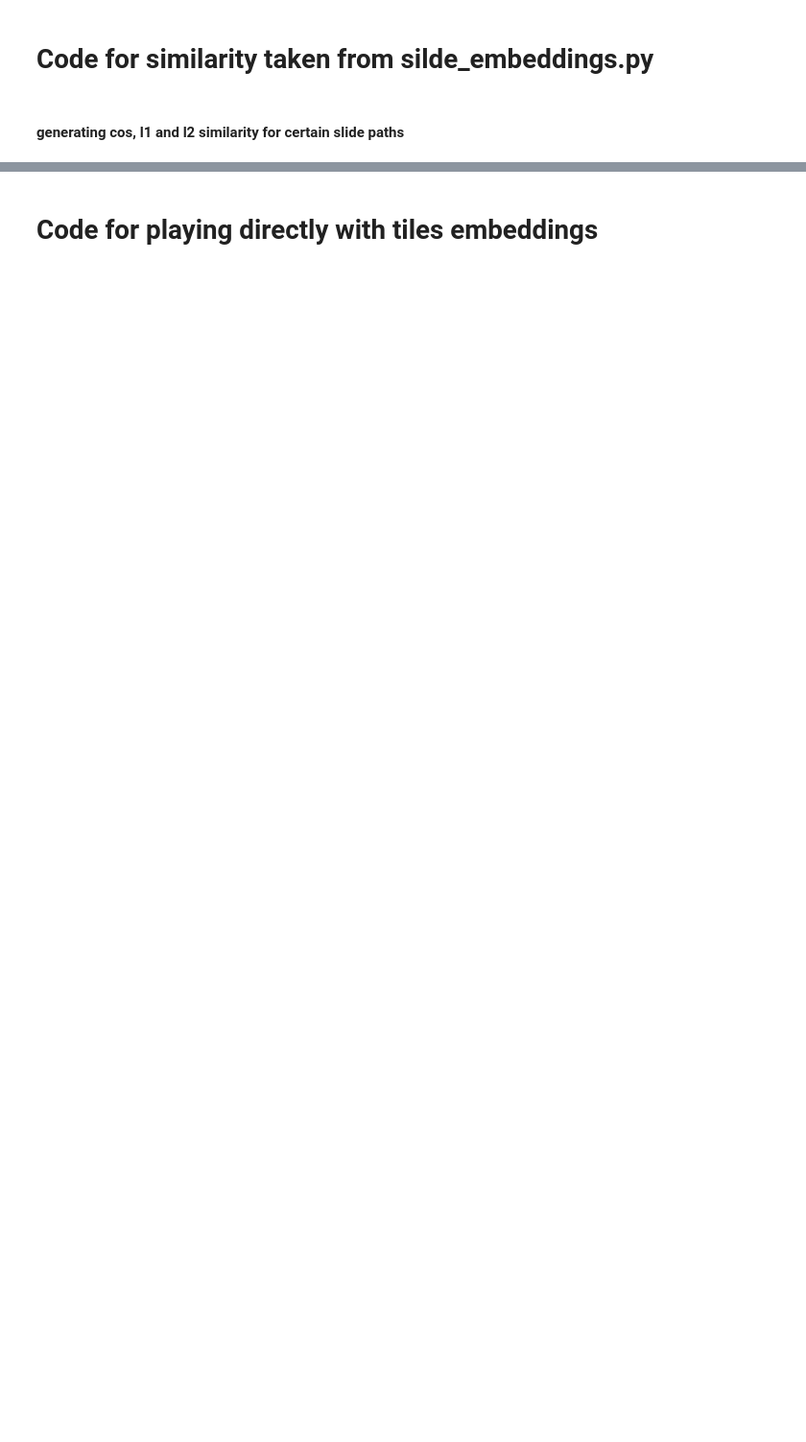
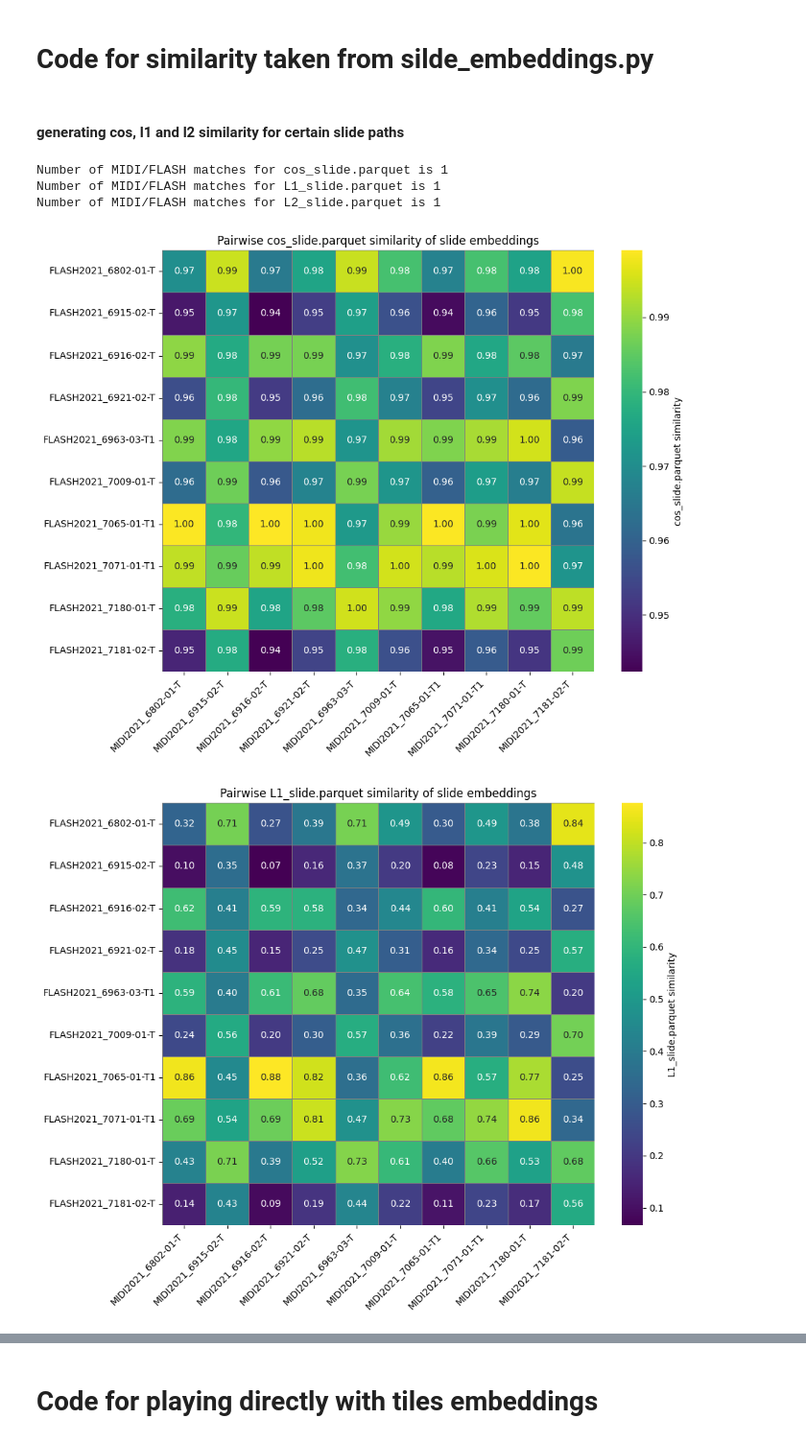
Before and after one commit to RationAI/similarity, a Jupyter notebook: examples/tools.ipynb, the cells around one changed output, grey strips where cells are left out. Shown at 96% size. Cells and saved outputs as stored; diff of their text form; code cells hidden in the pictures; blank space fills up the shorter version.

```diff
--- a/examples/tools.ipynb
+++ b/examples/tools.ipynb
@@ -77,7 +131,12 @@ def l2_simmilarity(slide_path):
 # %% [markdown]
 #### generating cos, l1 and l2 similarity for certain slide paths
 # %%
-slide_path = "/mnt/projects/ri_scale/privagams/breast"
-cos_simmilarity(slide_path)
-l1_simmilarity(slide_path)
-l2_simmilarity(slide_path)
+cos_simmilarity(slide_path, "slide.parquet")
+l1_simmilarity(slide_path, "slide.parquet")
+l2_simmilarity(slide_path, "slide.parquet")
+# %% [output]
+Number of MIDI/FLASH matches for cos_slide.parquet is 1
+Number of MIDI/FLASH matches for L1_slide.parquet is 1
+Number of MIDI/FLASH matches for L2_slide.parquet is 1
+[figure, added]
+[figure, added]
```
Also changed, not shown: parts of 12 cells of this notebook.
